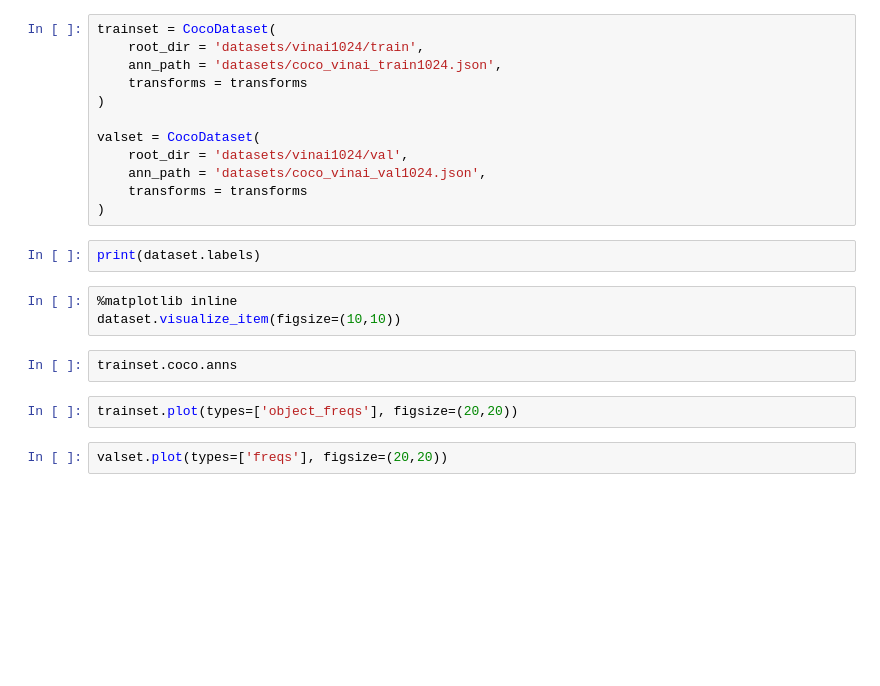
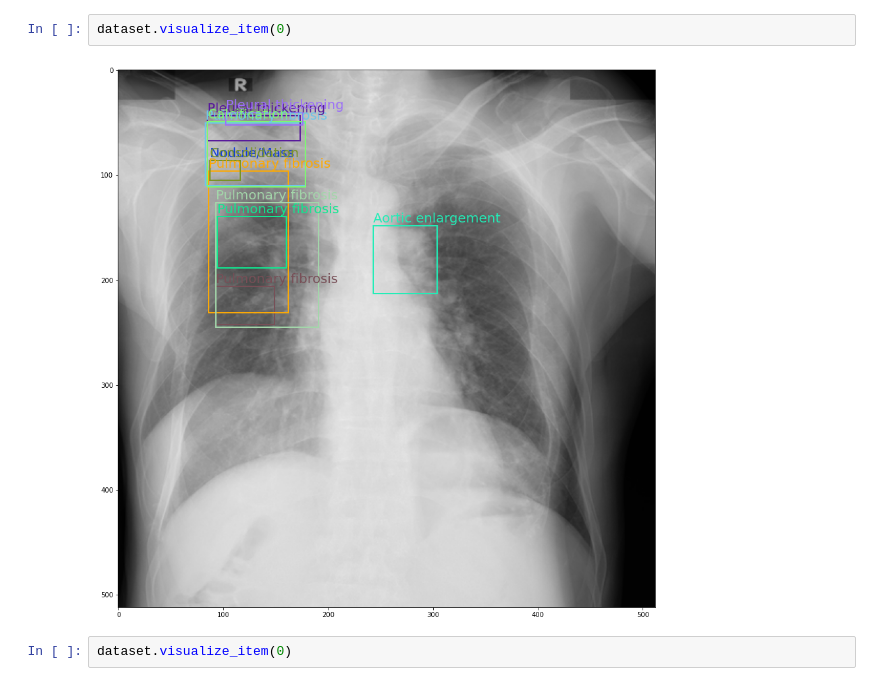
Before and after one commit to nhtlongcs/VinBigData-Abnormalities-Detection, a Jupyter notebook: Visualizer.ipynb, the cells around one changed output. Saved outputs shown, nothing was run; the diff lists cells and outputs as text; blank space fills up the shorter version.

```diff
--- a/Visualizer.ipynb
+++ b/Visualizer.ipynb
@@ -25,23 +29,6 @@ dataset.visualize_item(15)
-# %%
-trainset = CocoDataset(
-    root_dir = 'datasets/vinai1024/train',
-    ann_path = 'datasets/coco_vinai_train1024.json',
-    transforms = transforms
-)
-
-valset = CocoDataset(
-    root_dir = 'datasets/vinai1024/val',
-    ann_path = 'datasets/coco_vinai_val1024.json',
-    transforms = transforms
-)
-# %%
-print(dataset.labels)
-# %%
-%matplotlib inline
-dataset.visualize_item(figsize=(10,10))
-# %%
-trainset.coco.anns
-# %%
-trainset.plot(types=['object_freqs'], figsize=(20,20))
-# %%
-valset.plot(types=['freqs'], figsize=(20,20))
+# %%
+dataset.visualize_item(0)
+# %% [output]
+[figure, added]
+# %%
+dataset.visualize_item(0)
```
Also changed, not shown: parts of 10 cells of this notebook, 1 other file.
